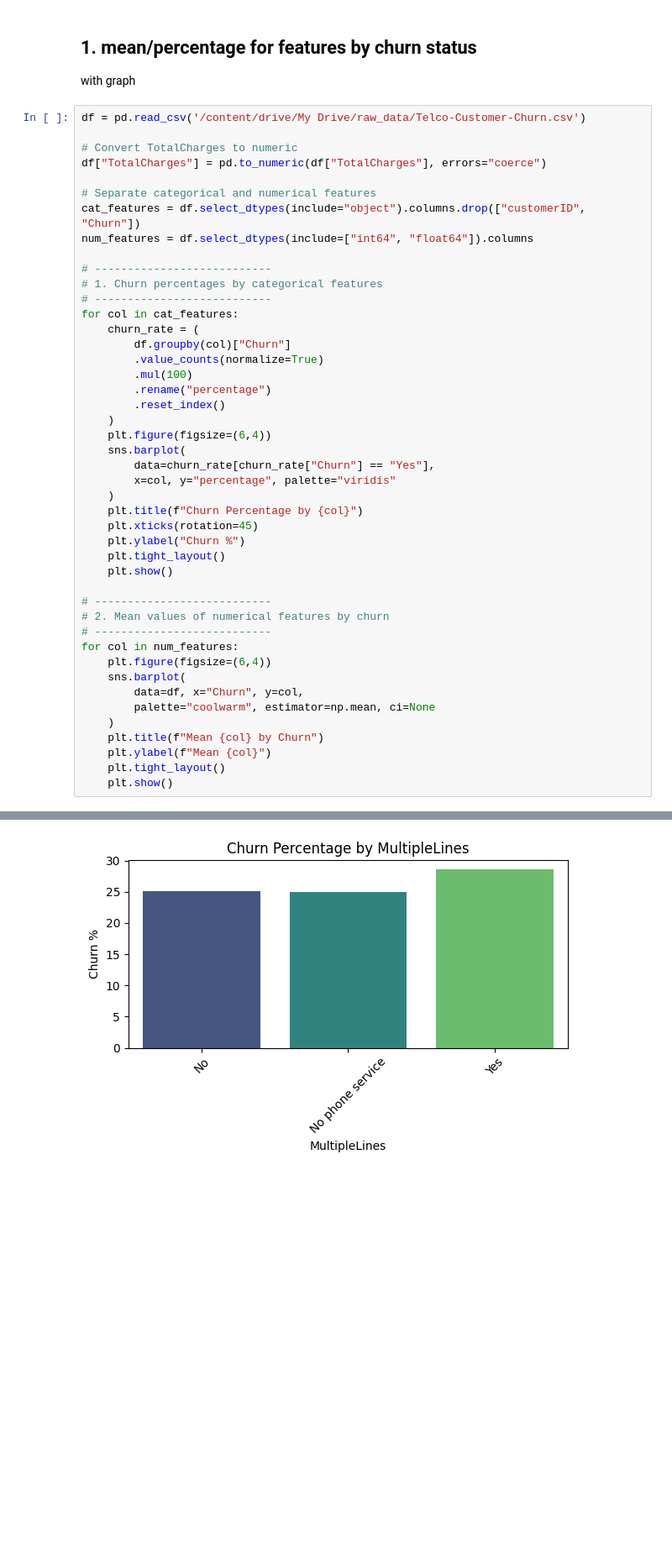
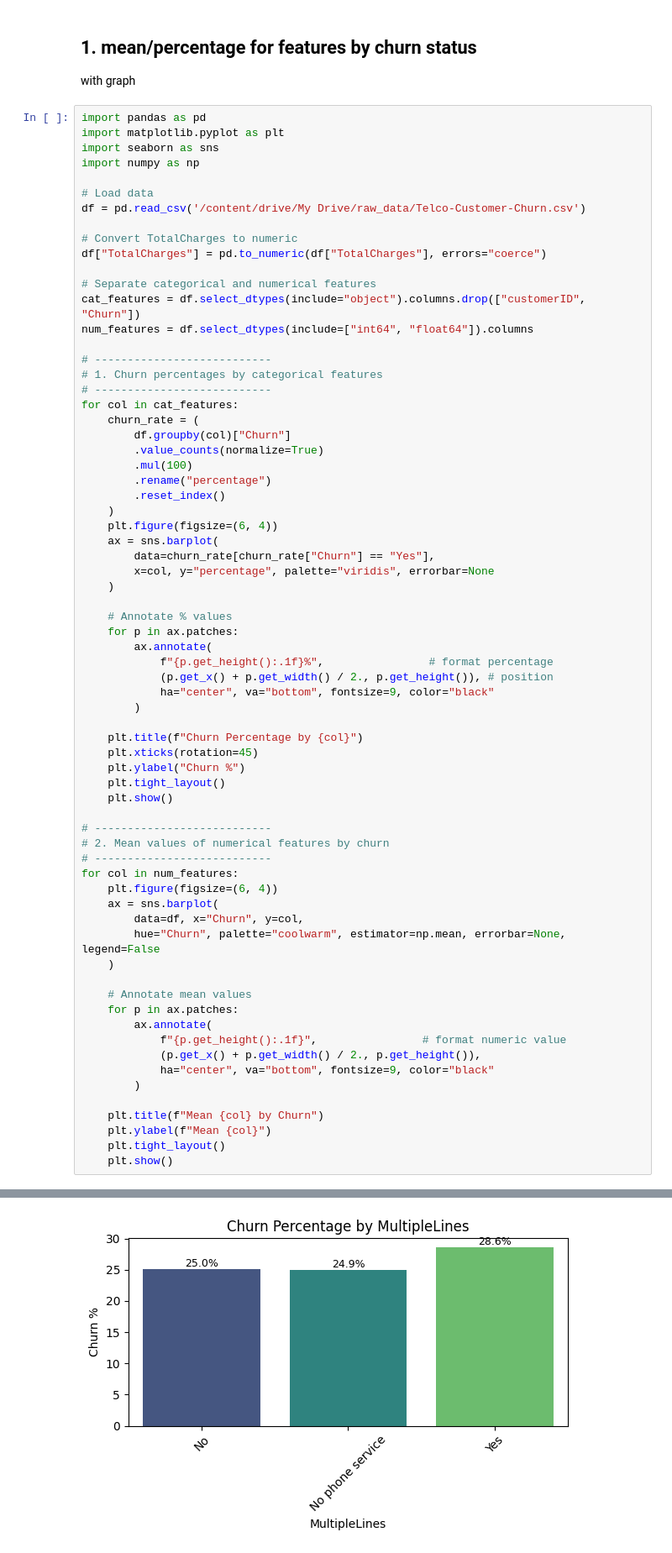
Before and after one commit to Ashu8408/customer-churn-prediction, a Jupyter notebook: tele_customer_churn.ipynb, the cells around one changed output, grey strips where cells are left out. Shown at 84% size. Drawn from its saved outputs; the diff is of its cells as text; blank space fills up the shorter version.

```diff
--- a/tele_customer_churn.ipynb
+++ b/tele_customer_churn.ipynb
@@ -75,6 +75,12 @@ gender:
 ## 1. mean/percentage for features by churn status
 with graph
 # %%
+import pandas as pd
+import matplotlib.pyplot as plt
+import seaborn as sns
+import numpy as np
+
+# Load data
 df = pd.read_csv('/content/drive/My Drive/raw_data/Telco-Customer-Churn.csv')
 
 # Convert TotalCharges to numeric
@@ -95,11 +101,20 @@ for col in cat_features:
         .rename("percentage")
         .reset_index()
     )
-    plt.figure(figsize=(6,4))
-    sns.barplot(
+    plt.figure(figsize=(6, 4))
+    ax = sns.barplot(
         data=churn_rate[churn_rate["Churn"] == "Yes"],
-        x=col, y="percentage", palette="viridis"
+        x=col, y="percentage", palette="viridis", errorbar=None
     )
+
+    # Annotate % values
+    for p in ax.patches:
+        ax.annotate(
+            f"{p.get_height():.1f}%",                # format percentage
+            (p.get_x() + p.get_width() / 2., p.get_height()), # position
+            ha="center", va="bottom", fontsize=9, color="black"
+        )
+
     plt.title(f"Churn Percentage by {col}")
     plt.xticks(rotation=45)
     plt.ylabel("Churn %")
@@ -110,11 +125,20 @@ for col in cat_features:
 # 2. Mean values of numerical features by churn
 # ---------------------------
 for col in num_features:
-    plt.figure(figsize=(6,4))
-    sns.barplot(
+    plt.figure(figsize=(6, 4))
+    ax = sns.barplot(
         data=df, x="Churn", y=col,
-        palette="coolwarm", estimator=np.mean, ci=None
+        hue="Churn", palette="coolwarm", estimator=np.mean, errorbar=None, legend=False
     )
+
+    # Annotate mean values
+    for p in ax.patches:
+        ax.annotate(
+            f"{p.get_height():.1f}",                # format numeric value
+            (p.get_x() + p.get_width() / 2., p.get_height()),
+            ha="center", va="bottom", fontsize=9, color="black"
+        )
+
     plt.title(f"Mean {col} by Churn")
     plt.ylabel(f"Mean {col}")
     plt.tight_layout()
@@ -142,3 +166,3 @@ Passing `palette` without assigning `hue` is deprecated and will be removed in v
-[figure, old version]
+[figure, new version]
 Passing `palette` without assigning `hue` is deprecated and will be removed in v0.14.0. Assign the `x` variable to `hue` and set `legend=False` for the same effect.
 
```
Also changed, not shown: parts of 3 cells of this notebook.
